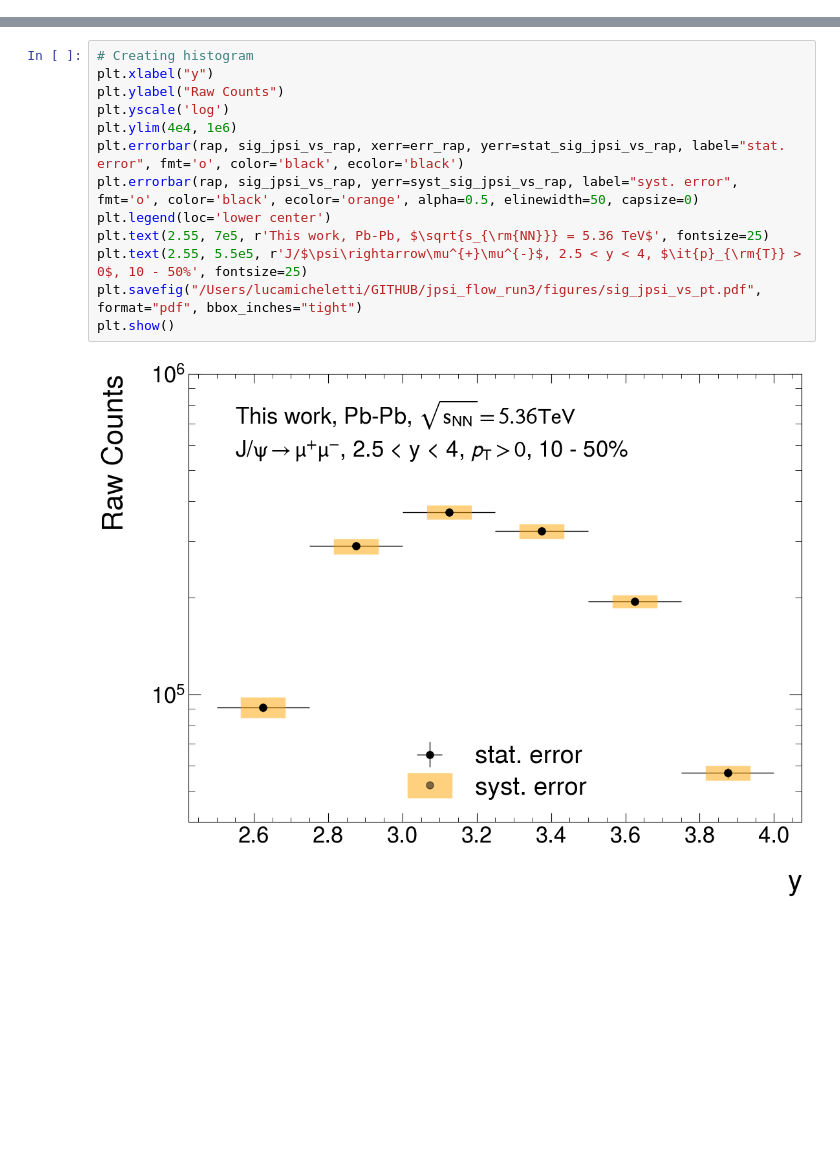
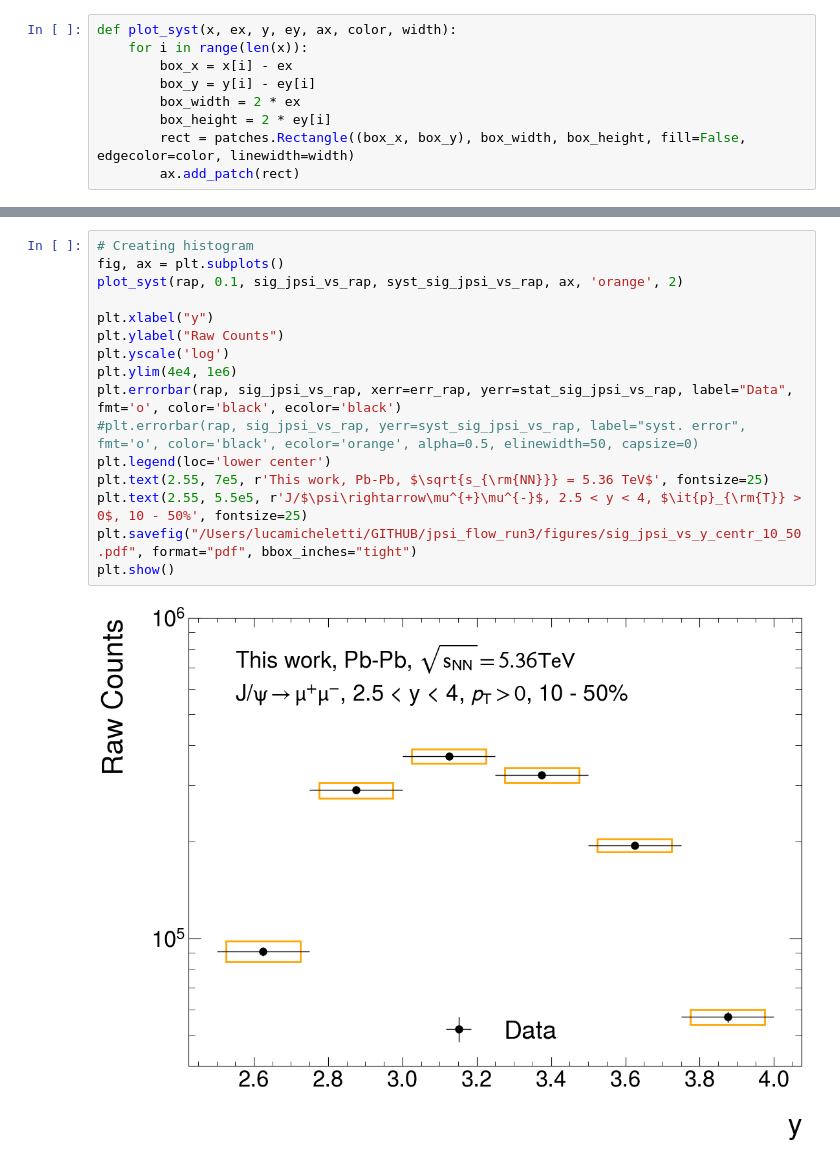
Before and after one commit to lucamicheletti93/jpsi_flow_run3, a Jupyter notebook: utils/plot_results.ipynb, the cells around one changed output, grey strips where cells are left out. Drawn from its saved outputs; the diff is of its cells as text; blank space fills up the shorter version.

```diff
--- a/utils/plot_results.ipynb
+++ b/utils/plot_results.ipynb
@@ -7,6 +8,15 @@ import pandas as pd
 import mplhep as hep
 
 hep.style.use("ALICE")
+# %%
+def plot_syst(x, ex, y, ey, ax, color, width):
+    for i in range(len(x)):
+        box_x = x[i] - ex
+        box_y = y[i] - ey[i]
+        box_width = 2 * ex
+        box_height = 2 * ey[i]
+        rect = patches.Rectangle((box_x, box_y), box_width, box_height, fill=False, edgecolor=color, linewidth=width)
+        ax.add_patch(rect)
 # %%
 df_sig_jpsi_vs_pt = pd.read_csv('/Users/lucamicheletti/GITHUB/jpsi_flow_run3/results/sig_Jpsi_vs_pt_10_50.txt', sep=' ')
 pt_min = df_sig_jpsi_vs_pt["x_min"]
@@ -33,17 +55,20 @@ syst_v2_jpsi_vs_pt = df_v2_jpsi_vs_pt["syst"]
 # %%
 # Creating histogram
+fig, ax = plt.subplots()
+plot_syst(rap, 0.1, sig_jpsi_vs_rap, syst_sig_jpsi_vs_rap, ax, 'orange', 2)
+
 plt.xlabel("y")
 plt.ylabel("Raw Counts")
 plt.yscale('log')
 plt.ylim(4e4, 1e6)
-plt.errorbar(rap, sig_jpsi_vs_rap, xerr=err_rap, yerr=stat_sig_jpsi_vs_rap, label="stat. error", fmt='o', color='black', ecolor='black')
-plt.errorbar(rap, sig_jpsi_vs_rap, yerr=syst_sig_jpsi_vs_rap, label="syst. error", fmt='o', color='black', ecolor='orange', alpha=0.5, elinewidth=50, capsize=0)
+plt.errorbar(rap, sig_jpsi_vs_rap, xerr=err_rap, yerr=stat_sig_jpsi_vs_rap, label="Data", fmt='o', color='black', ecolor='black')
+#plt.errorbar(rap, sig_jpsi_vs_rap, yerr=syst_sig_jpsi_vs_rap, label="syst. error", fmt='o', color='black', ecolor='orange', alpha=0.5, elinewidth=50, capsize=0)
 plt.legend(loc='lower center')
 plt.text(2.55, 7e5, r'This work, Pb-Pb, $\sqrt{s_{\rm{NN}}} = 5.36 TeV$', fontsize=25)
 plt.text(2.55, 5.5e5, r'J/$\psi\rightarrow\mu^{+}\mu^{-}$, 2.5 < y < 4, $\it{p}_{\rm{T}} > 0$, 10 - 50%', fontsize=25)
-plt.savefig("/Users/lucamicheletti/GITHUB/jpsi_flow_run3/figures/sig_jpsi_vs_pt.pdf", format="pdf", bbox_inches="tight")
+plt.savefig("/Users/lucamicheletti/GITHUB/jpsi_flow_run3/figures/sig_jpsi_vs_y_centr_10_50.pdf", format="pdf", bbox_inches="tight")
 plt.show()
 # %% [output]
-[figure, old version]
+[figure, new version]
 # %%
 # Creating histogram
```
Also changed, not shown: parts of 5 cells of this notebook, 3 other files.
